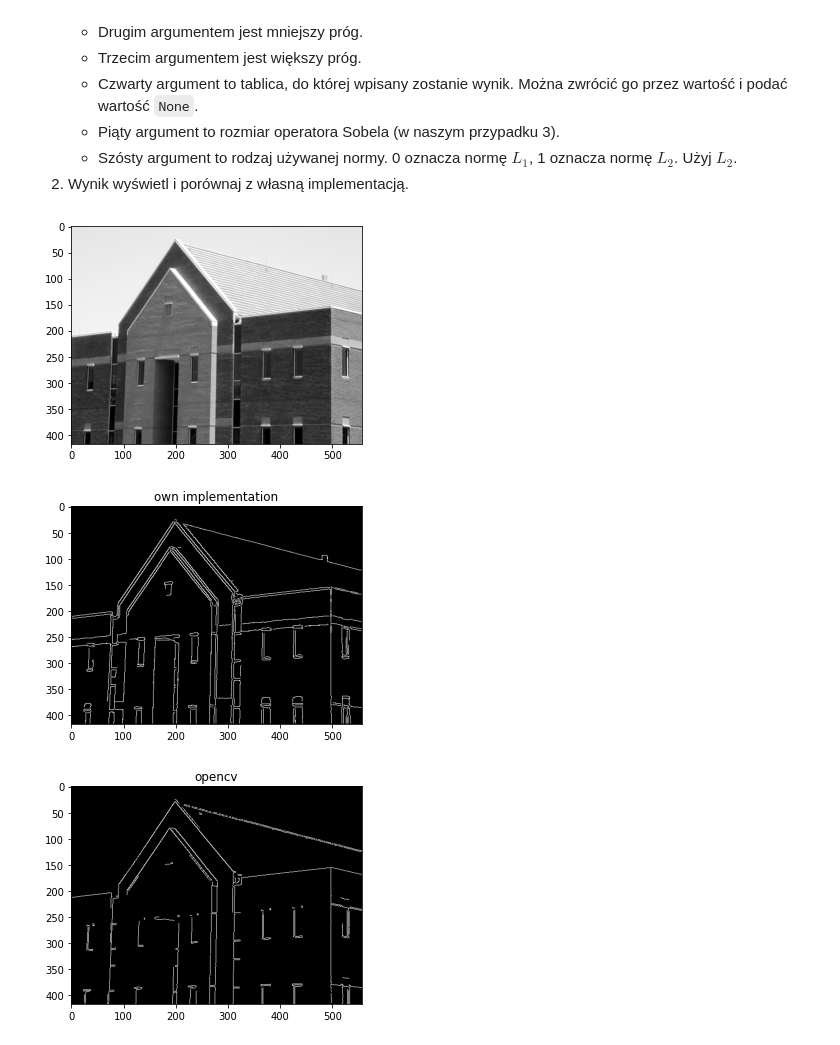
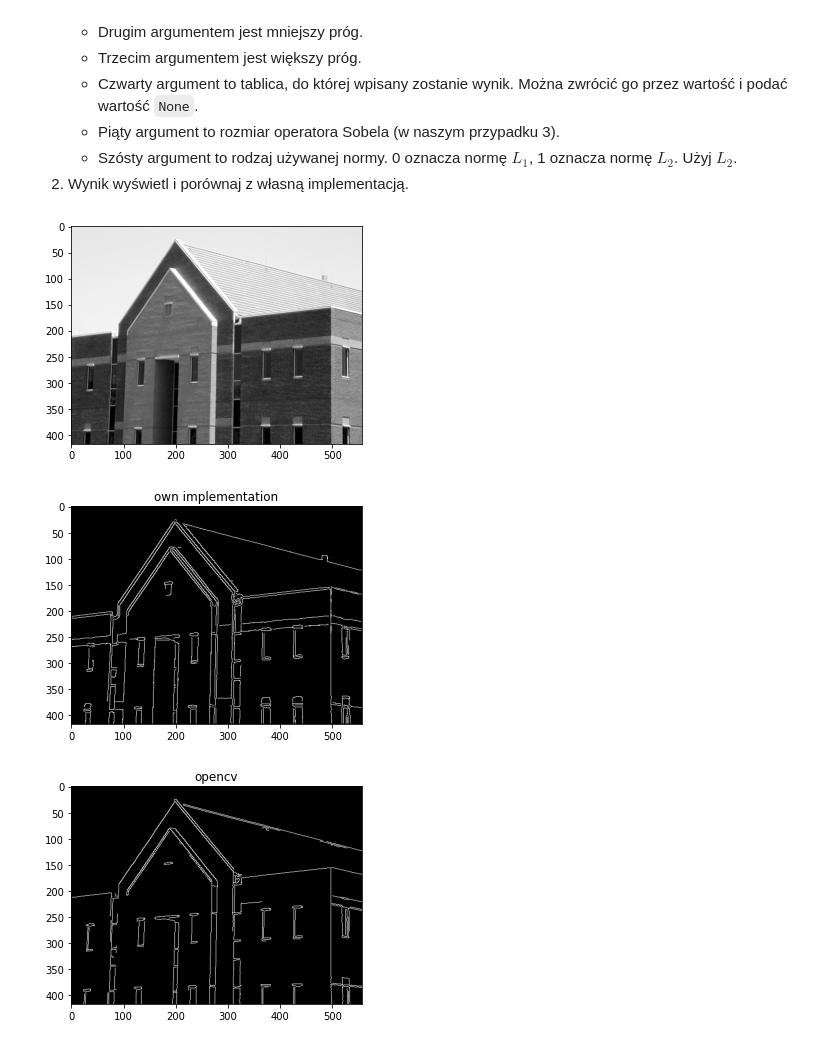
Before and after one commit to RysiekPrecikowski/WDCPO, a Jupyter notebook: sem6/lab2/09_Canny.ipynb, the cells around one changed output. Cells and saved outputs as stored; diff of their text form; code cells hidden in the pictures.

```diff
--- a/sem6/lab2/09_Canny.ipynb
+++ b/sem6/lab2/09_Canny.ipynb
@@ -327,14 +327,14 @@ def canny(img, sigma= -20, tl= 18000, th = 28000, size_blur=3):
 # %%
 plt.imshow(dom, "gray")
 plt.show()
 
 plt.title("own implementation")
 canny(dom, sigma=-250, th=4000, tl=1000, size_blur=9)
 
 plt.title("opencv")
-plt.imshow(cv2.Canny(dom, 270, 360, None, 3, 1), "gray")
+plt.imshow(cv2.Canny(dom, 1500, 3500, None, 5, 1), "gray")
 plt.show()
 # %% [output]
 [figure]
 [figure]
-[figure, old version]
+[figure, new version]
```
